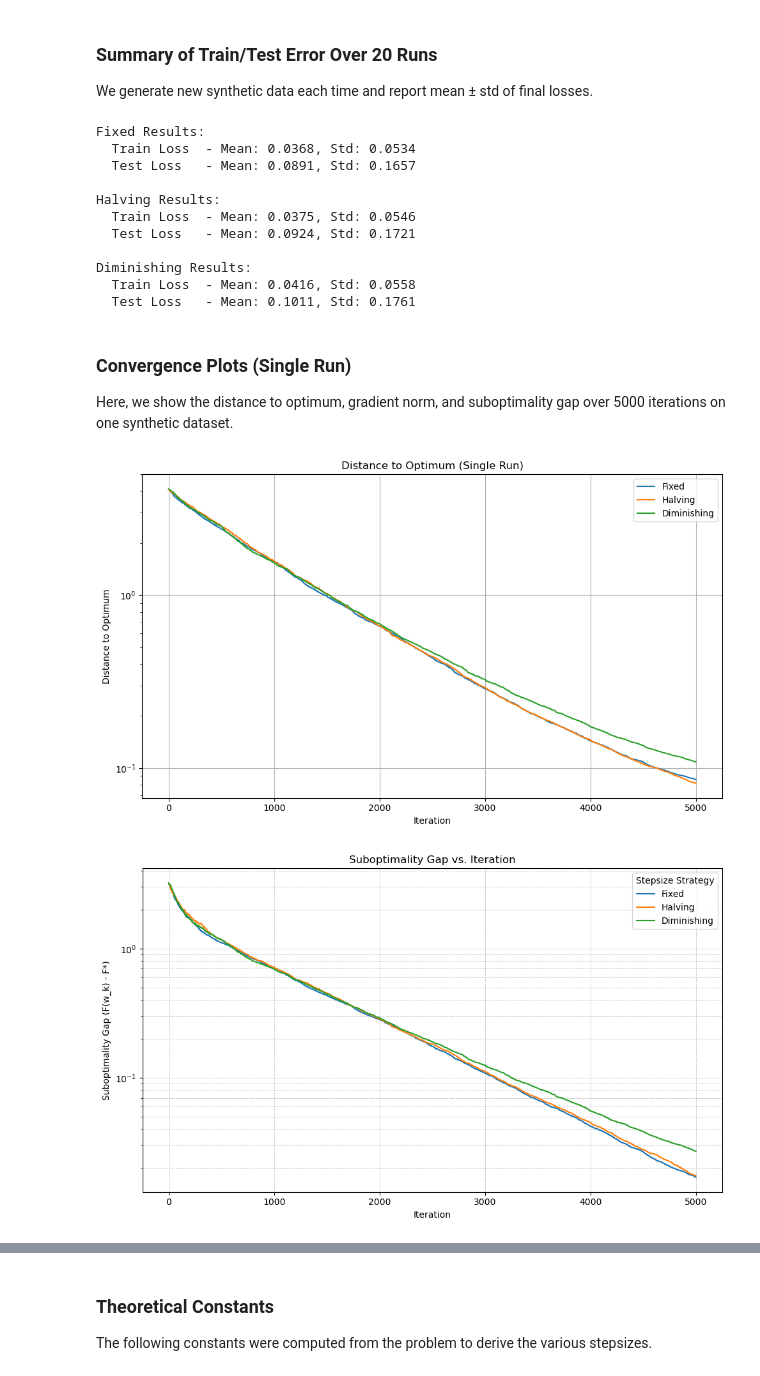
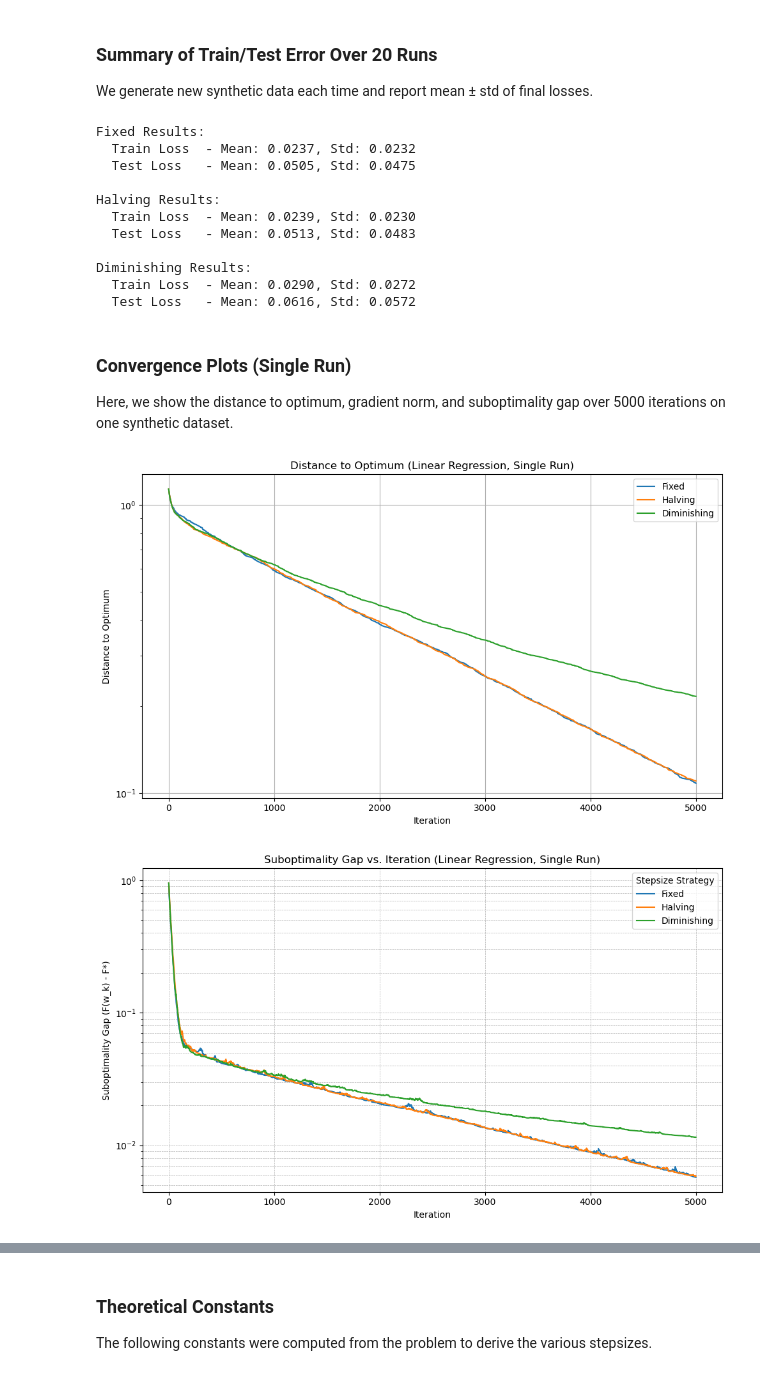
Before and after one commit to ericab322/SGD-Regression, a Jupyter notebook: experiments/unfixed_linear_regression.ipynb, the cells around one changed output, grey strips where cells are left out. Drawn from its saved outputs; the diff is of its cells as text; code cells hidden in the pictures.

```diff
--- a/experiments/unfixed_linear_regression.ipynb
+++ b/experiments/unfixed_linear_regression.ipynb
@@ -23,14 +23,14 @@ test_losses = {"fixed": [], "halving": [], "diminishing": []}
 for run in range(n_runs):
     X, y, _ = generate_training_data_unfixed(m=100, n=2, noise=0.01, model_type='linear')
     X_train, X_test, y_train, y_test = train_test_split(X, y, test_size=0.3)
-    sgd = SGD(X_train, y_train, num_iterations=5000, noise=0.01, degree=1)
+    sgd = SGD(X_train, y_train, num_iterations=5000, noise=0.01)
 
     for method in ["fixed", "halving", "diminishing"]:
         w, obj, grad, dist = sgd.optimize(stepsize_type=method)
         # Compute and store training loss
         train_losses[method].append(obj[-1])
         # Compute and store test loss
-        X_test_model = sgd.generate_polynomial_features(X_test, degree=1)
+        X_test_model = np.hstack([np.ones((X_test.shape[0], 1)), X_test])
         test_pred = X_test_model @ w
         test_loss = np.mean((test_pred - y_test) ** 2)
         test_losses[method].append(test_loss)
@@ -42,48 +42,48 @@ for method in ["fixed", "halving", "diminishing"]:
     print(f"  Test Loss   - Mean: {np.mean(test_losses[method]):.4f}, Std: {np.std(test_losses[method]):.4f}")
 # %% [output]
 Fixed Results:
-  Train Loss  - Mean: 0.0368, Std: 0.0534
-  Test Loss   - Mean: 0.0891, Std: 0.1657
+  Train Loss  - Mean: 0.0237, Std: 0.0232
+  Test Loss   - Mean: 0.0505, Std: 0.0475
 
 Halving Results:
-  Train Loss  - Mean: 0.0375, Std: 0.0546
-  Test Loss   - Mean: 0.0924, Std: 0.1721
+  Train Loss  - Mean: 0.0239, Std: 0.0230
+  Test Loss   - Mean: 0.0513, Std: 0.0483
 
 Diminishing Results:
-  Train Loss  - Mean: 0.0416, Std: 0.0558
-  Test Loss   - Mean: 0.1011, Std: 0.1761
+  Train Loss  - Mean: 0.0290, Std: 0.0272
+  Test Loss   - Mean: 0.0616, Std: 0.0572
 # %% [markdown]
 ### Convergence Plots (Single Run)
 
 Here, we show the distance to optimum, gradient norm, and suboptimality gap over 5000 iterations on one synthetic dataset.
 # %%
 X, y, true_params = generate_training_data_unfixed(m=100, n=2, noise=0.01, model_type='linear')
-sgd = SGD(X, y, num_iterations=5000, noise=0.01, degree=1)
+sgd = SGD(X, y, num_iterations=5000, noise=0.01)
 
 results = {}
 for method in ["fixed", "halving", "diminishing"]:
     w, obj, grad, dist = sgd.optimize(stepsize_type=method)
     results[method] = {
         "w": w,
         "obj": obj,
         "grad": grad,
         "dist": dist
     }
 
 # Plot: Distance to optimum vs. iteration
 plt.figure(figsize=(10, 6))
 for method in results:
     plt.plot(results[method]["dist"], label=method.capitalize())
 plt.xlabel("Iteration")
 plt.ylabel("Distance to Optimum")
 plt.yscale("log")
 plt.title("Distance to Optimum (Linear Regression, Single Run)")
 plt.legend()
 plt.grid(True)
 plt.tight_layout()
 plt.show()
 # %% [output]
-[figure, old version]
+[figure, new version]
 # %%
 plt.figure(figsize=(10, 6))
 plt.yscale("log")
@@ -100,7 +100,7 @@ plt.legend(title="Stepsize Strategy")
 plt.tight_layout()
 plt.show()
 # %% [output]
-[figure, old version]
+[figure, new version]
 # %%
 plt.figure(figsize=(10, 6))
 for method in results:
```
Also changed, not shown: parts of 2 cells of this notebook, 6 other files.
